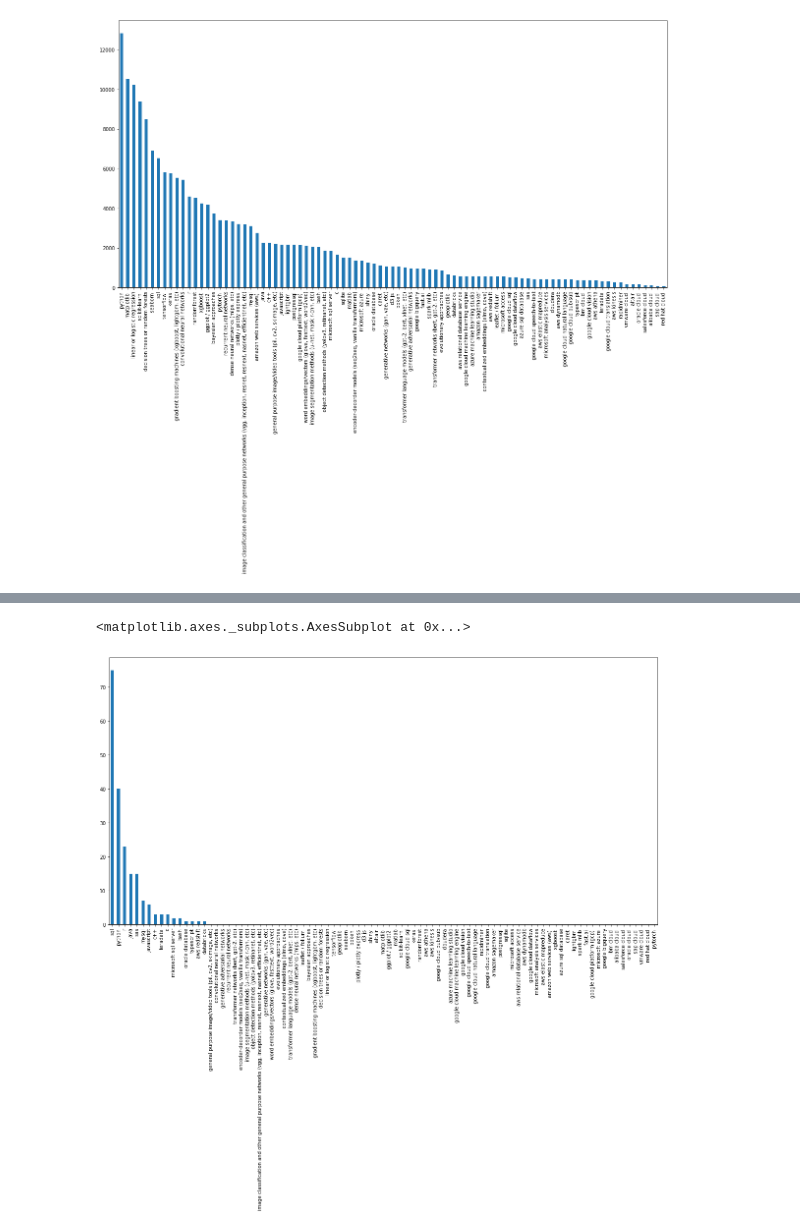
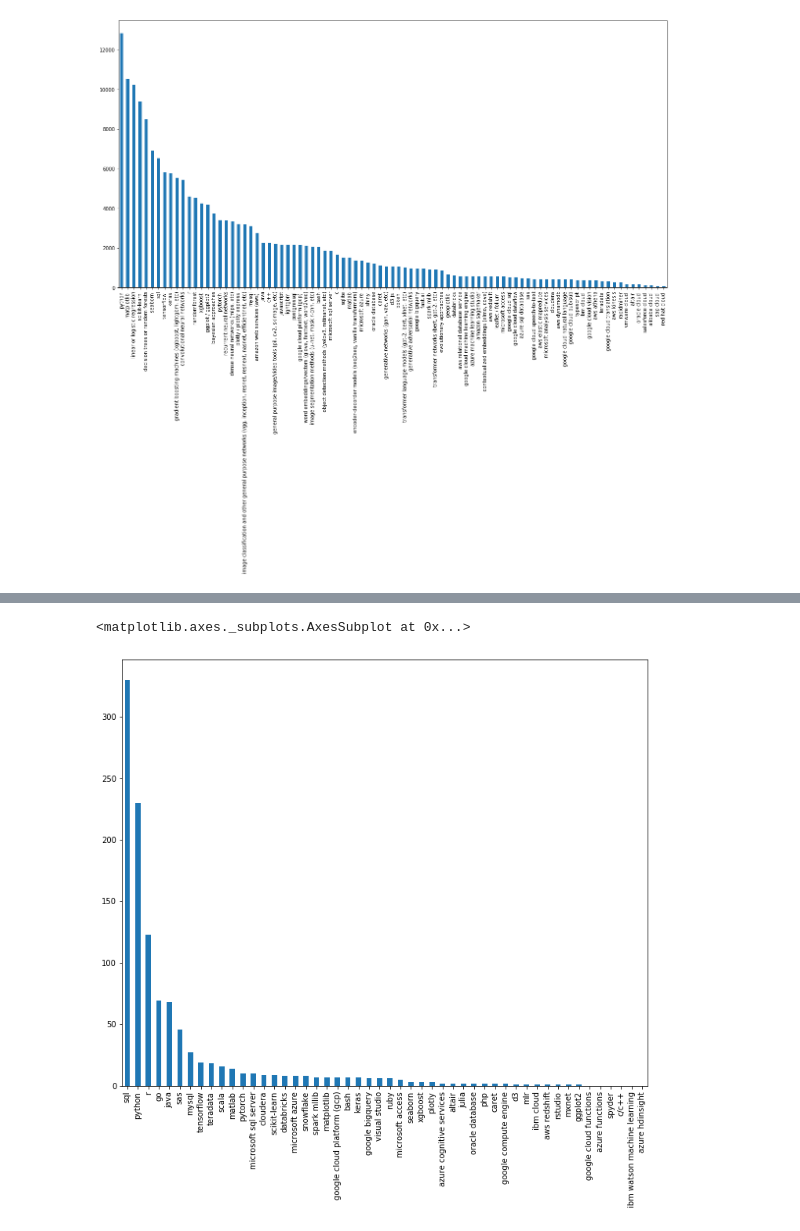
Before and after one commit to atkinssamuel/EdTech, a Jupyter notebook: 1-MIE-curriculum-design/1-MIE-curriculum-design-marie.ipynb, the cells around one changed output, grey strips where cells are left out. Cells and saved outputs as stored; diff of their text form; code cells hidden in the pictures.

```diff
--- a/1-MIE-curriculum-design/1-MIE-curriculum-design-marie.ipynb
+++ b/1-MIE-curriculum-design/1-MIE-curriculum-design-marie.ipynb
@@ -381,0 +422,17 @@ skills = kaggle_skills.columns.values
+# %%
+# Use skills from 2018 kaggle data
+skills_df = pd.read_csv('kaggle_skills_2018.csv')
+skills = skills_df.loc[:, 'Unnamed: 0'].values
+skills = set([skill.strip().lower() for skill in skills])
+skills.remove('other')
+skills.remove('none')
+# %%
+# Read in the indeed job postings details
+job_info = pd.read_csv('indeed_jobs.csv')
+job_info.drop(['Unnamed: 0'], axis=1, inplace=True)
+
+# Drop rows without description
+job_info.replace("", np.nan, inplace=True)
+job_info.dropna(subset = ['description'], inplace=True)
+job_info.reset_index(drop=True, inplace=True)
+job_info.head()
@@ -382,8 +446,7 @@ skills = kaggle_skills.columns.values
 # %%
-
 for skill in skills:
   job_info[skill] = np.zeros(len(job_info))
 
-
+job_info.reset_index(drop=True, inplace=True)
 job_info.head()
 # %% [output]
@@ -451,7 +490,7 @@ job_info.head(10)
 # %%
 job_info.to_csv('./indeed_skills.csv', index=True)
 # %%
-indeed_skills = job_info.drop(['employer', 'link', 'location', 'position_title', 'salary'], axis=1)
+indeed_skills = job_info.drop(['employer', 'link', 'location', 'position_title', 'salary', 'description'], axis=1)
 # %%
 indeed_skills.head()
 # %% [output]
@@ -465,6 +504,6 @@ indeed_skills.head()
 # %%
-plt.figure(figsize=(20,10))
-indeed_skills.sum().sort_values(ascending=False).plot(kind="bar")
+plt.figure(figsize=(12,10))
+indeed_skills.sum().sort_values(ascending=False)[:50].plot(kind="bar")
 # %% [output]
 <matplotlib.axes._subplots.AxesSubplot at 0x...>
-[figure, old version]
+[figure, new version]
```
Also changed, not shown: parts of 32 cells of this notebook, 2 other files.
